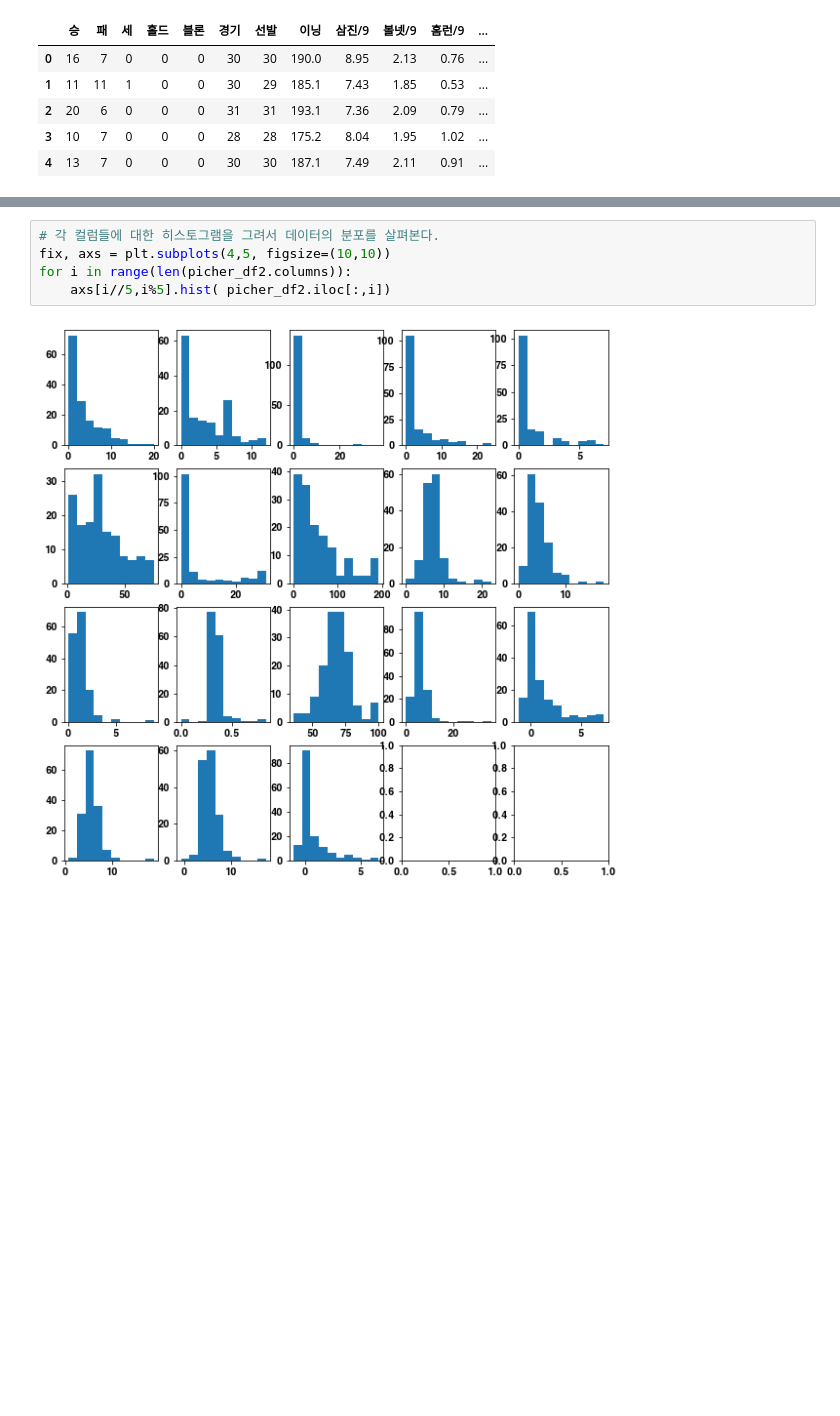
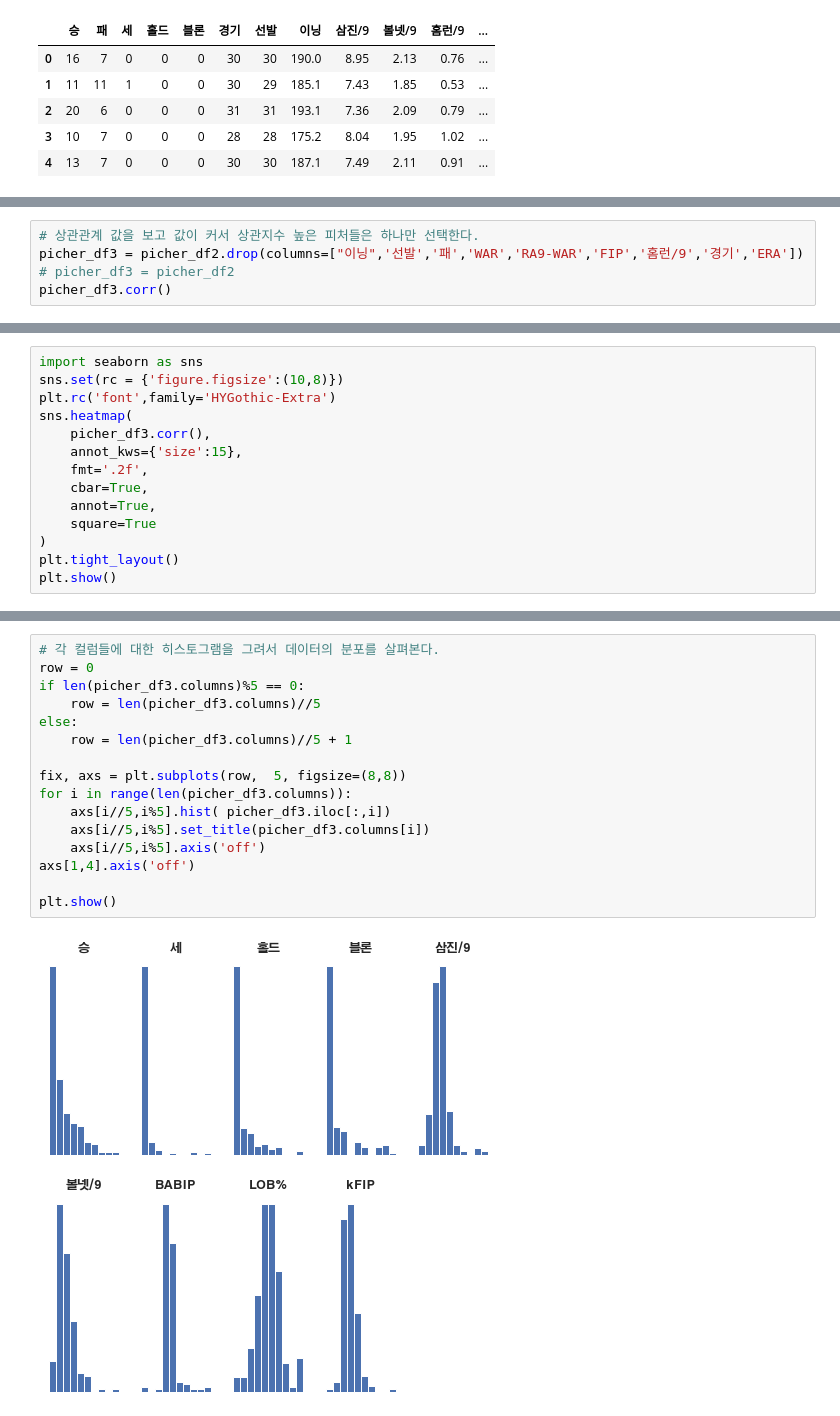
Before and after one commit to soxxun/python, a Jupyter notebook: 20220404/20220404.ipynb, the cells around one changed output, grey strips where cells are left out. Saved outputs shown, nothing was run; the diff lists cells and outputs as text; blank space fills up the shorter version.

```diff
--- a/20220404/20220404.ipynb
+++ b/20220404/20220404.ipynb
@@ -111,0 +92,5 @@ picher_df2.corr()
+# %%
+# 상관관계 값을 보고 값이 커서 상관지수 높은 피처들은 하나만 선택한다.
+picher_df3 = picher_df2.drop(columns=["이닝",'선발','패','WAR','RA9-WAR','FIP','홈런/9','경기','ERA'])
+# picher_df3 = picher_df2
+picher_df3.corr()
@@ -111,0 +108,14 @@ picher_df2.corr()
+# %%
+import seaborn as sns
+sns.set(rc = {'figure.figsize':(10,8)})
+plt.rc('font',family='HYGothic-Extra')
+sns.heatmap(
+    picher_df3.corr(),
+    annot_kws={'size':15},
+    fmt='.2f',
+    cbar=True,
+    annot=True,
+    square=True
+)
+plt.tight_layout()
+plt.show()
@@ -112,7 +124,18 @@ picher_df2.corr()
 # %%
 # 각 컬럼들에 대한 히스토그램을 그려서 데이터의 분포를 살펴본다.
-fix, axs = plt.subplots(4,5, figsize=(10,10))
-for i in range(len(picher_df2.columns)):
-    axs[i//5,i%5].hist( picher_df2.iloc[:,i])
+row = 0
+if len(picher_df3.columns)%5 == 0:
+    row = len(picher_df3.columns)//5
+else:
+    row = len(picher_df3.columns)//5 + 1
+
+fix, axs = plt.subplots(row,  5, figsize=(8,8))
+for i in range(len(picher_df3.columns)):
+    axs[i//5,i%5].hist( picher_df3.iloc[:,i])
+    axs[i//5,i%5].set_title(picher_df3.columns[i])
+    axs[i//5,i%5].axis('off')
+axs[1,4].axis('off')
+
+plt.show()
 # %% [output]
-[figure, old version]
+[figure, new version]
```
Also changed, not shown: parts of 21 cells of this notebook.
